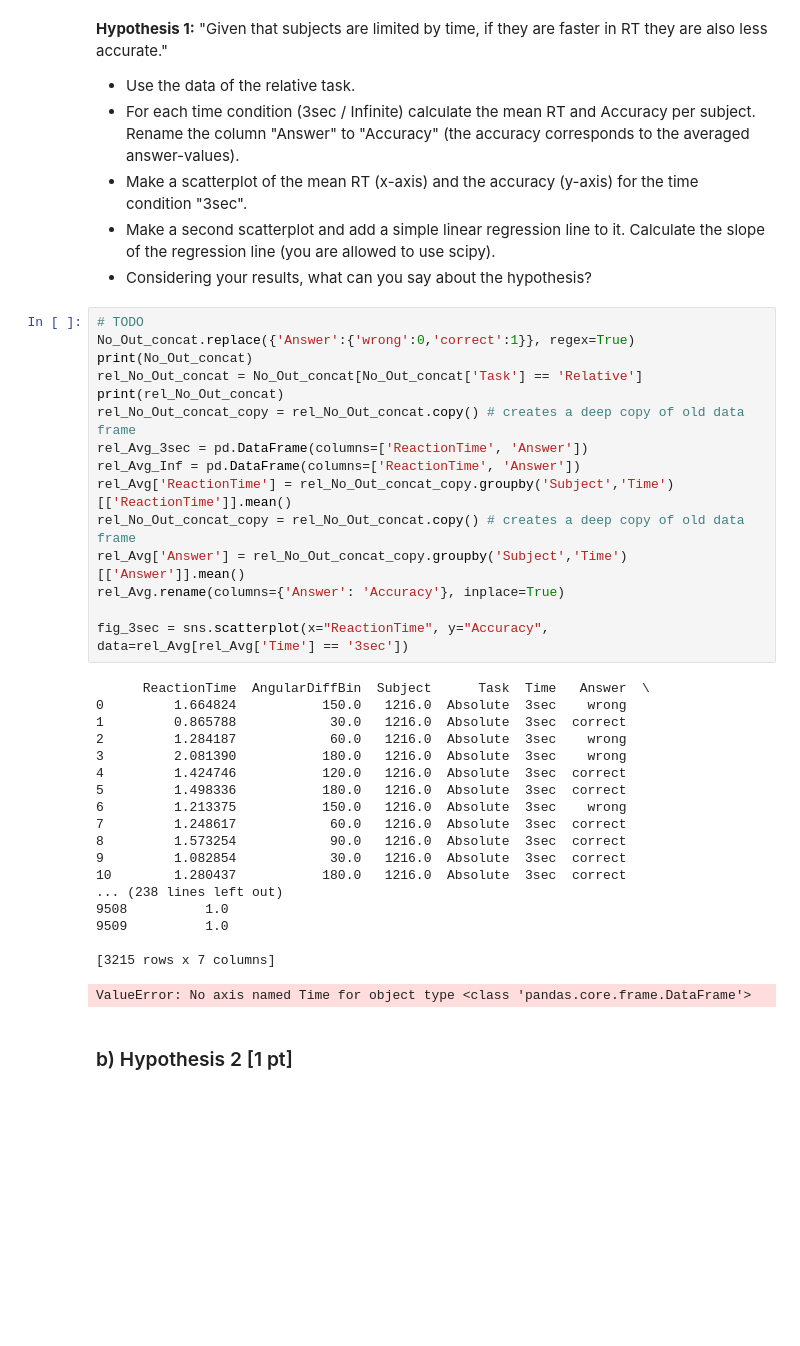
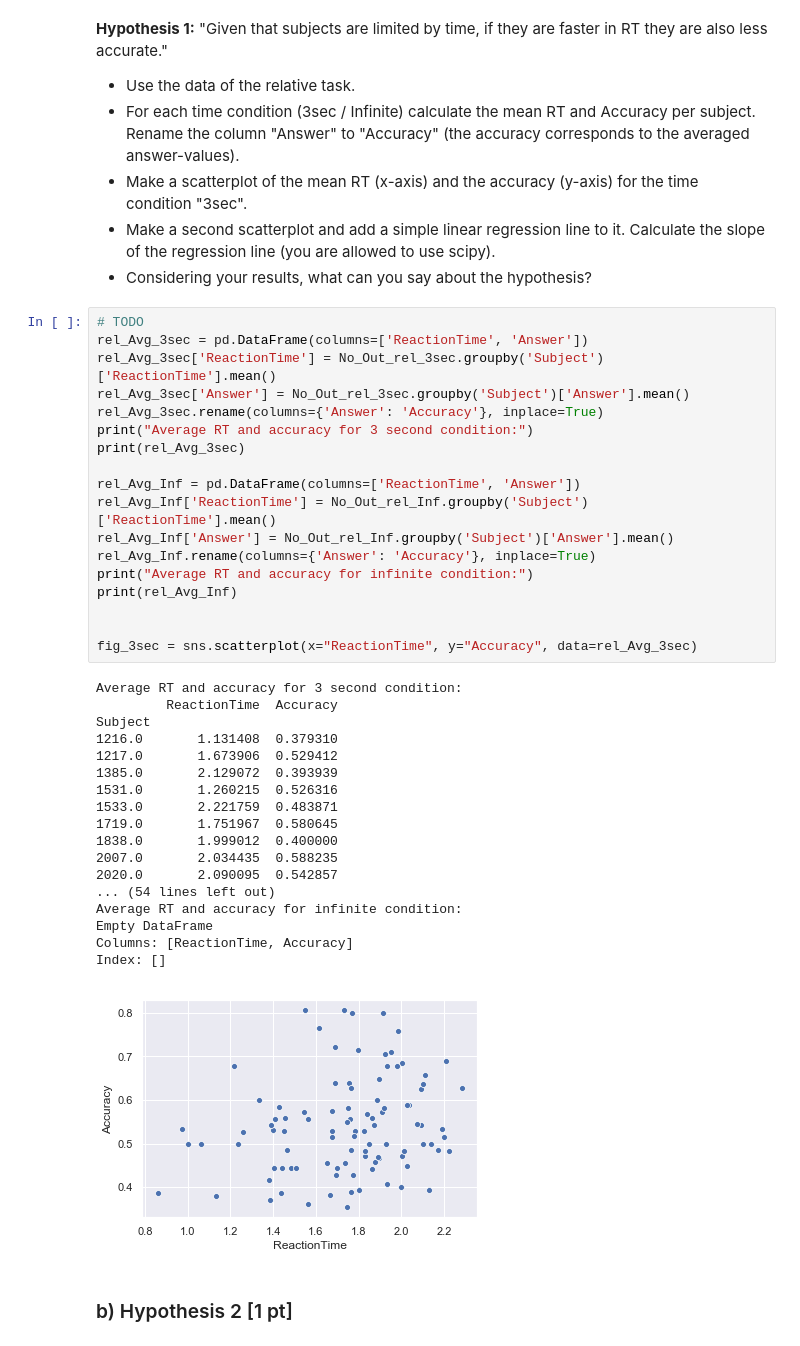
Before and after one commit to NBP-ACC/week-5-acc_8, a Jupyter notebook: sheet03.ipynb, the cells around one changed output. Saved outputs shown, nothing was run; the diff lists cells and outputs as text; blank space fills up the shorter version.

```diff
--- a/sheet03.ipynb
+++ b/sheet03.ipynb
@@ -172,40 +189,43 @@ No_Out_violin_relative = sns.violinplot(data = No_Out_concat[(No_Out_concat['Tas
 - Make a scatterplot of the mean RT (x-axis) and the accuracy (y-axis) for the time condition "3sec".
 - Make a second scatterplot and add a simple linear regression line to it. Calculate the slope of the regression line (you are allowed to use scipy).
 - Considering your results, what can you say about the hypothesis?
-# %%
-# TODO
-No_Out_concat.replace({'Answer':{'wrong':0,'correct':1}}, regex=True)
-print(No_Out_concat)
-rel_No_Out_concat = No_Out_concat[No_Out_concat['Task'] == 'Relative']
-print(rel_No_Out_concat)
-rel_No_Out_concat_copy = rel_No_Out_concat.copy() # creates a deep copy of old data frame
-rel_Avg_3sec = pd.DataFrame(columns=['ReactionTime', 'Answer'])
-rel_Avg_Inf = pd.DataFrame(columns=['ReactionTime', 'Answer'])
-rel_Avg['ReactionTime'] = rel_No_Out_concat_copy.groupby('Subject','Time')[['ReactionTime']].mean()
-rel_No_Out_concat_copy = rel_No_Out_concat.copy() # creates a deep copy of old data frame
-rel_Avg['Answer'] = rel_No_Out_concat_copy.groupby('Subject','Time')[['Answer']].mean()
-rel_Avg.rename(columns={'Answer': 'Accuracy'}, inplace=True)
-
-fig_3sec = sns.scatterplot(x="ReactionTime", y="Accuracy", data=rel_Avg[rel_Avg['Time'] == '3sec'])
-# %% [output]
-      ReactionTime  AngularDiffBin  Subject      Task  Time   Answer  \
-0         1.664824           150.0   1216.0  Absolute  3sec    wrong
-1         0.865788            30.0   1216.0  Absolute  3sec  correct
-2         1.284187            60.0   1216.0  Absolute  3sec    wrong
-3         2.081390           180.0   1216.0  Absolute  3sec    wrong
-4         1.424746           120.0   1216.0  Absolute  3sec  correct
-5         1.498336           180.0   1216.0  Absolute  3sec  correct
-6         1.213375           150.0   1216.0  Absolute  3sec    wrong
-7         1.248617            60.0   1216.0  Absolute  3sec  correct
-8         1.573254            90.0   1216.0  Absolute  3sec  correct
-9         1.082854            30.0   1216.0  Absolute  3sec  correct
-10        1.280437           180.0   1216.0  Absolute  3sec  correct
-... (238 lines left out)
-9508          1.0
-9509          1.0
-
-[3215 rows x 7 columns]
-ValueError: No axis named Time for object type <class 'pandas.core.frame.DataFrame'>
+# %%
+# TODO
+rel_Avg_3sec = pd.DataFrame(columns=['ReactionTime', 'Answer'])
+rel_Avg_3sec['ReactionTime'] = No_Out_rel_3sec.groupby('Subject')['ReactionTime'].mean()
+rel_Avg_3sec['Answer'] = No_Out_rel_3sec.groupby('Subject')['Answer'].mean()
+rel_Avg_3sec.rename(columns={'Answer': 'Accuracy'}, inplace=True)
+print("Average RT and accuracy for 3 second condition:")
+print(rel_Avg_3sec)
+
+rel_Avg_Inf = pd.DataFrame(columns=['ReactionTime', 'Answer'])
+rel_Avg_Inf['ReactionTime'] = No_Out_rel_Inf.groupby('Subject')['ReactionTime'].mean()
+rel_Avg_Inf['Answer'] = No_Out_rel_Inf.groupby('Subject')['Answer'].mean()
+rel_Avg_Inf.rename(columns={'Answer': 'Accuracy'}, inplace=True)
+print("Average RT and accuracy for infinite condition:")
+print(rel_Avg_Inf)
+
+
+fig_3sec = sns.scatterplot(x="ReactionTime", y="Accuracy", data=rel_Avg_3sec)
+# %% [output]
+Average RT and accuracy for 3 second condition:
+         ReactionTime  Accuracy
+Subject
+1216.0       1.131408  0.379310
+1217.0       1.673906  0.529412
+1385.0       2.129072  0.393939
+1531.0       1.260215  0.526316
+1533.0       2.221759  0.483871
+1719.0       1.751967  0.580645
+1838.0       1.999012  0.400000
+2007.0       2.034435  0.588235
+2020.0       2.090095  0.542857
+... (54 lines left out)
+Average RT and accuracy for infinite condition:
+Empty DataFrame
+Columns: [ReactionTime, Accuracy]
+Index: []
+[figure, added]
 # %% [markdown]
 ### b) Hypothesis 2 [1 pt]
 # %% [markdown]
```
Also changed, not shown: parts of 1 cell of this notebook.
